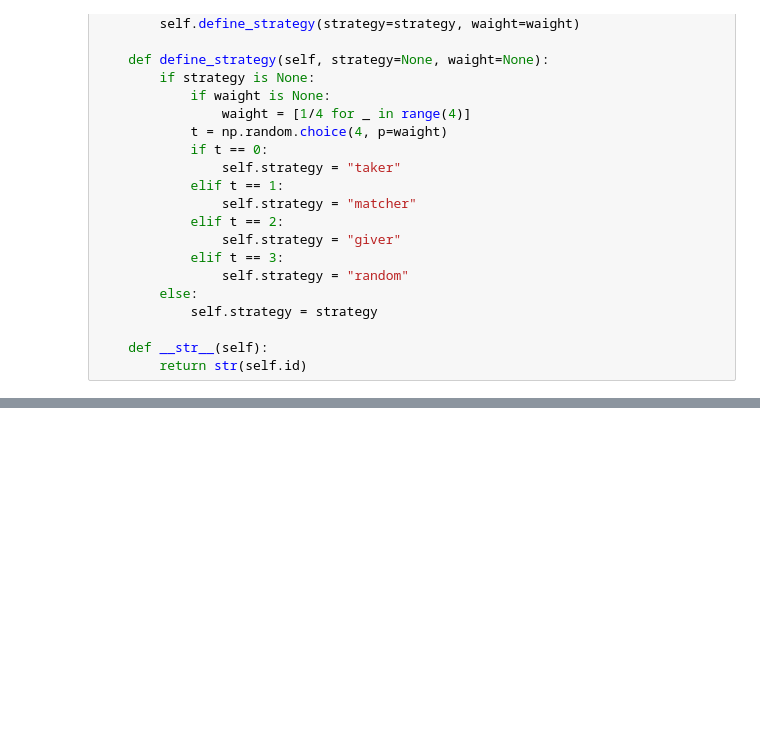
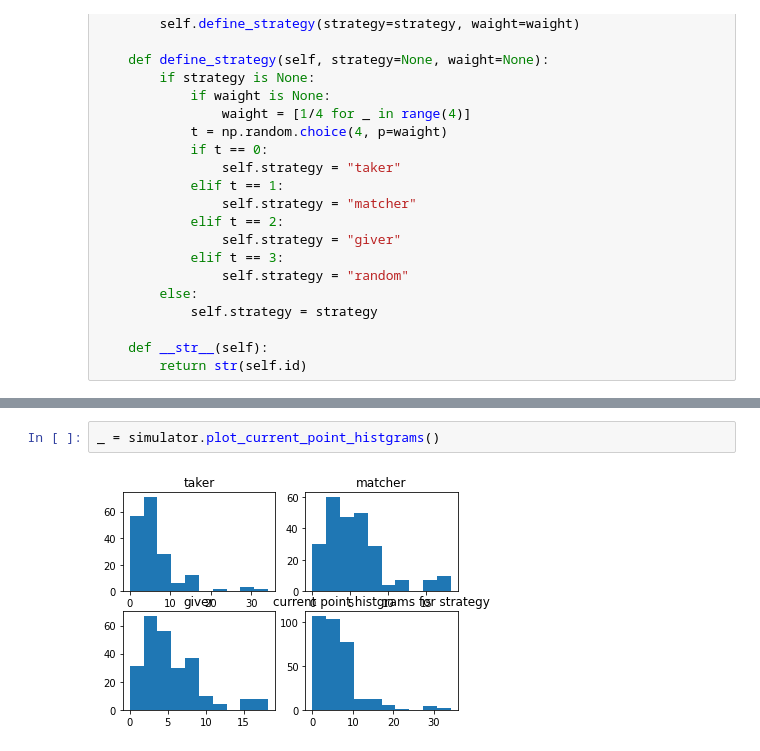
Before and after one commit to rokaboNatttsu/---------, a Jupyter notebook: first.ipynb, the cells around one changed output, grey strips where cells are left out. Saved outputs shown, nothing was run; the diff lists cells and outputs as text; blank space fills up the shorter version.

```diff
--- a/first.ipynb
+++ b/first.ipynb
@@ -436,0 +433,4 @@ simulator.plot_2d_hist_for_strategy()
+# %%
+_ = simulator.plot_current_point_histgrams()
+# %% [output]
+[figure, added]
```
Also changed, not shown: parts of 7 cells of this notebook, 4 other files.
